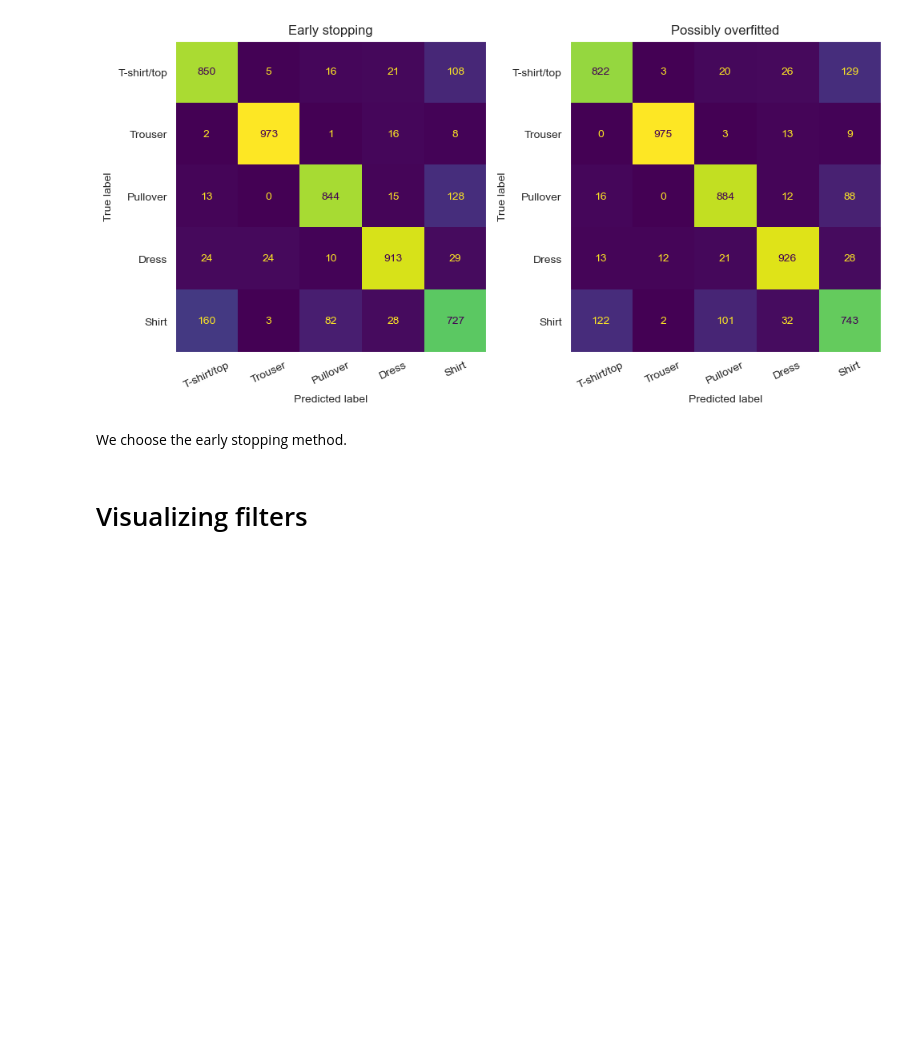
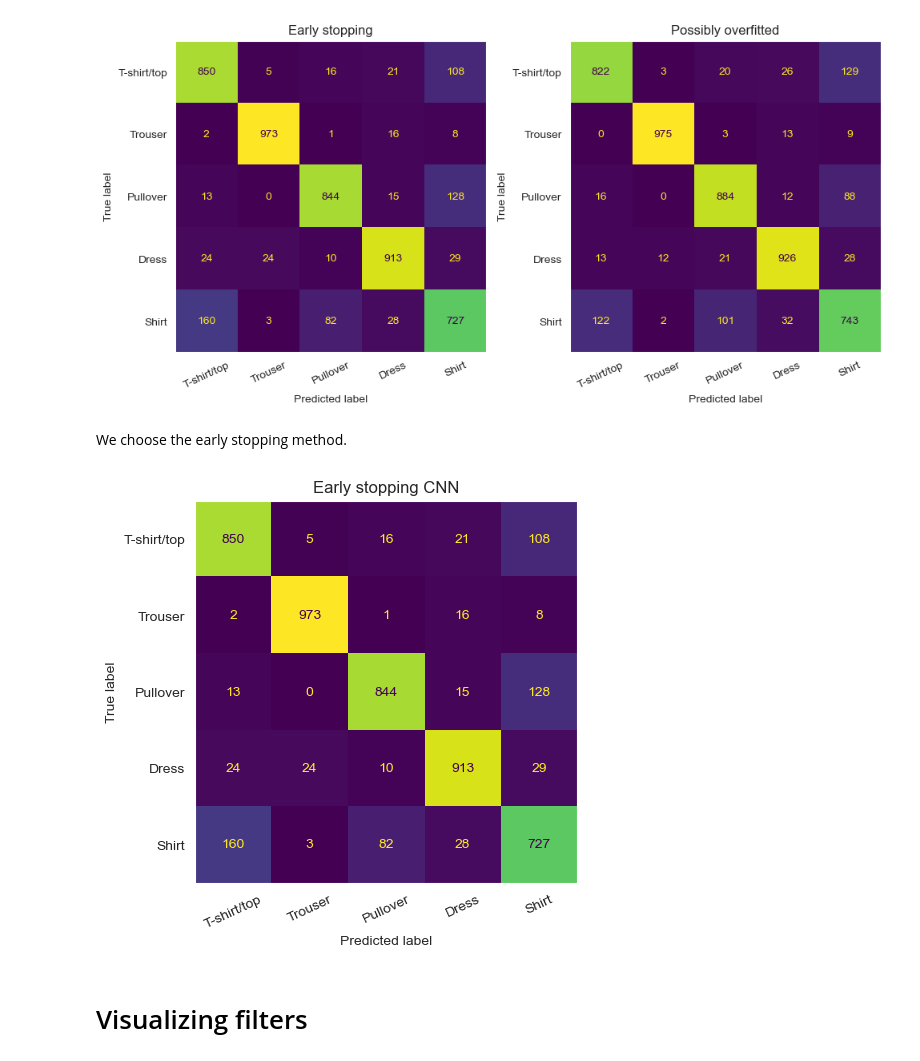
Before and after one commit to krusand/MLProject-FashionMNIST, a Jupyter notebook: 3c. CNN.ipynb, the cells around one changed output. Saved outputs shown, nothing was run; the diff lists cells and outputs as text; code cells hidden in the pictures; blank space fills up the shorter version.

```diff
--- a/3c. CNN.ipynb
+++ b/3c. CNN.ipynb
@@ -344,6 +344,15 @@ fig.tight_layout()
 [figure]
 # %% [markdown]
 We choose the early stopping method.
+# %%
+fig,ax = plt.subplots(ncols=1, figsize=(5,5))
+ConfusionMatrixDisplay(confusion_matrix=confusion_matrix(y_true=y_test, y_pred=saved_nn_y_pred),
+                       display_labels=CLOTHING_TYPES.values()).plot(ax=ax, xticks_rotation=25,colorbar=False)
+ax.grid(False)
+ax.set_title("Early stopping CNN")
+fig.tight_layout()
+# %% [output]
+[figure, added]
 # %% [markdown]
 # Visualizing filters
 # %%
```
Also changed, not shown: 1 other file.
